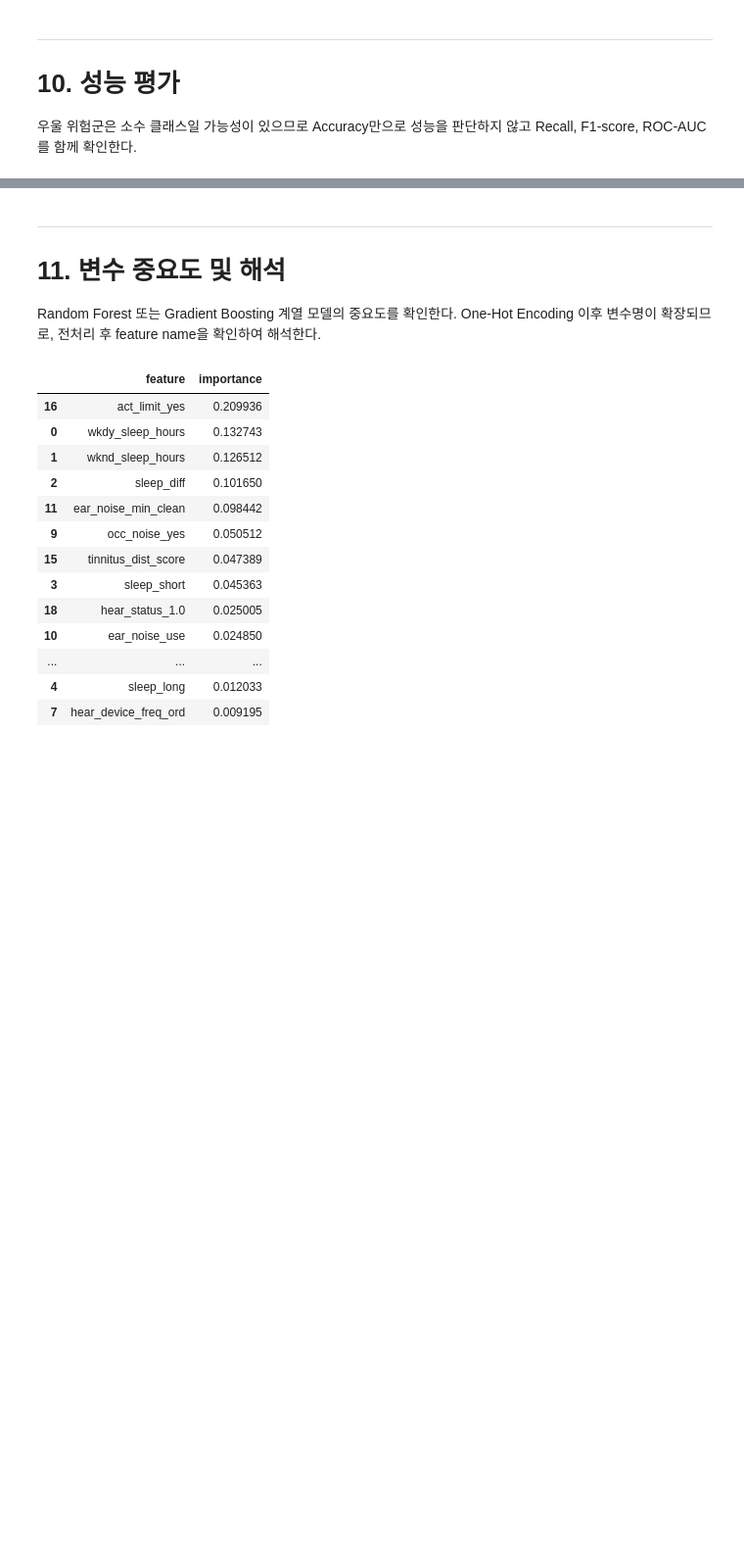
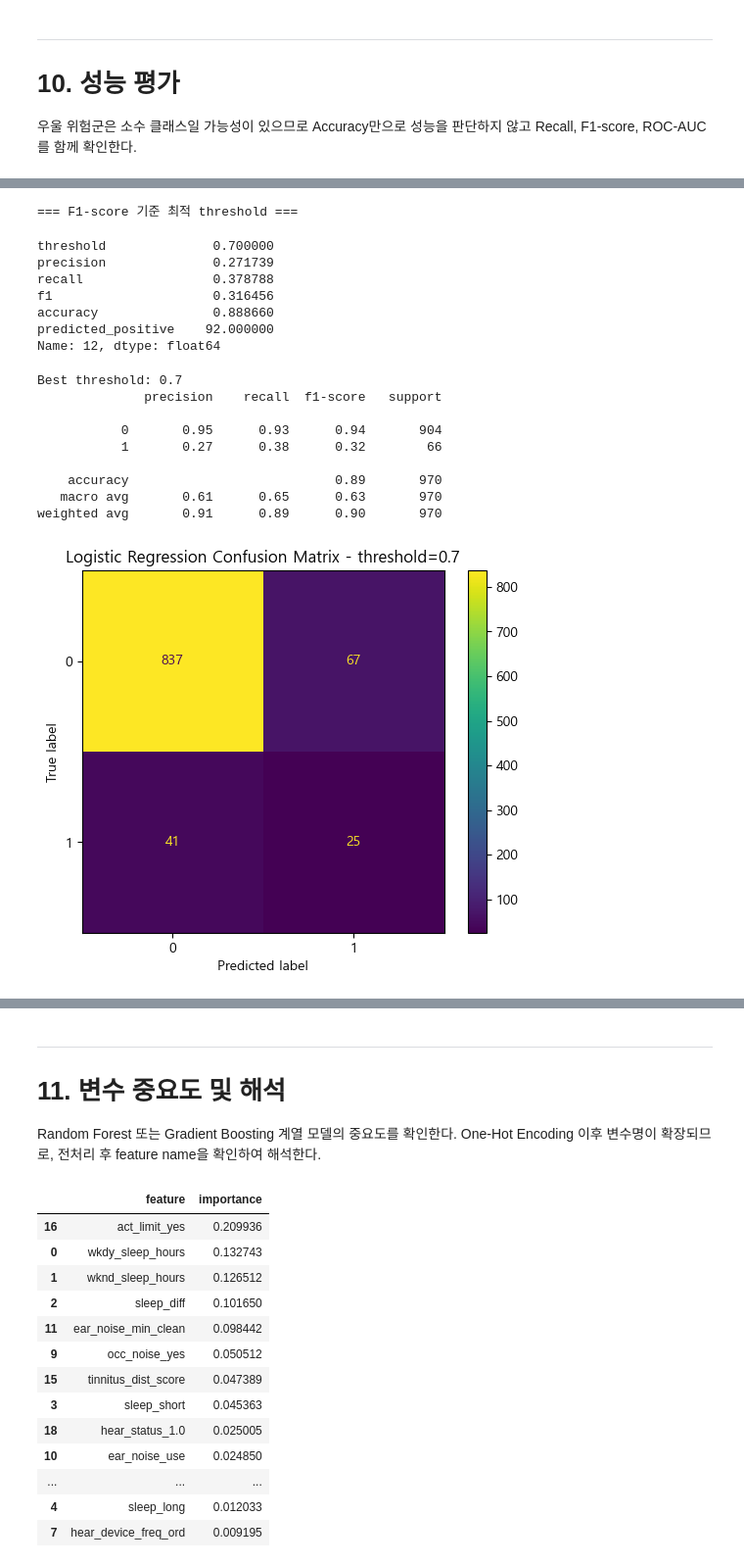
Before and after one commit to 2026-1st/Team-5, a Jupyter notebook: Team5_KNHANES2022_Project.ipynb, the cells around one changed output, grey strips where cells are left out. Shown at 98% size. Saved outputs shown, nothing was run; the diff lists cells and outputs as text; code cells hidden in the pictures; blank space fills up the shorter version.

```diff
--- a/Team5_KNHANES2022_Project.ipynb
+++ b/Team5_KNHANES2022_Project.ipynb
@@ -83,7 +83,7 @@ RANDOM_STATE = 42
 # %%
 # 사용 중인 파일명에 맞게 수정하세요.
 # 예: "hn22_all.sas7bdat", "final_dataset.csv", "knhanes_2022.csv"
-file_path = "hn22_all.sas7bdat"
+file_path = "./hn22_all.sas7bdat"
 
 if file_path.endswith(".sas7bdat"):
     df_raw = pd.read_sas(file_path, format="sas7bdat")
@@ -1149,3 +1126,41 @@ display(results_df)
+# %%
+# F1-score가 가장 높은 threshold 선택
+best_threshold_row = threshold_df.loc[threshold_df["f1"].idxmax()]
+best_threshold = best_threshold_row["threshold"]
+
+print("=== F1-score 기준 최적 threshold ===")
+display(best_threshold_row)
+
+# 최적 threshold 적용
+y_pred_log_best = (y_proba_log >= best_threshold).astype(int)
+
+print(f"\nBest threshold: {best_threshold}")
+print(classification_report(y_test, y_pred_log_best, zero_division=0))
+
+cm = confusion_matrix(y_test, y_pred_log_best)
+disp = ConfusionMatrixDisplay(confusion_matrix=cm)
+disp.plot()
+plt.title(f"Logistic Regression Confusion Matrix - threshold={best_threshold}")
+plt.show()
+# %% [output]
+=== F1-score 기준 최적 threshold ===
+threshold              0.700000
+precision              0.271739
+recall                 0.378788
+f1                     0.316456
+accuracy               0.888660
+predicted_positive    92.000000
+Name: 12, dtype: float64
+Best threshold: 0.7
+              precision    recall  f1-score   support
+
+           0       0.95      0.93      0.94       904
+           1       0.27      0.38      0.32        66
+
+    accuracy                           0.89       970
+   macro avg       0.61      0.65      0.63       970
+weighted avg       0.91      0.89      0.90       970
+[figure, added]
 # %%
 # 모델별 Classification Report 및 Confusion Matrix
 for name, pipe in pipelines.items():
```
Also changed, not shown: parts of 10 cells of this notebook, 9 other files.
